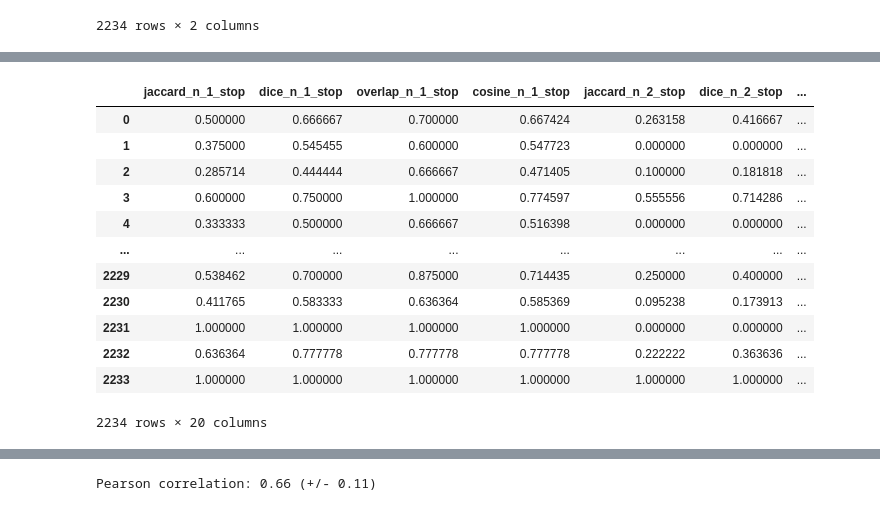
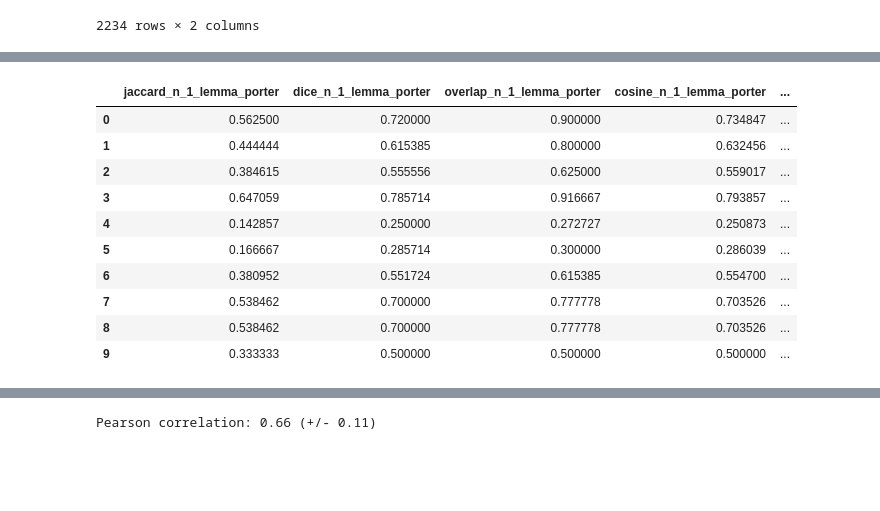
Before and after one commit to BecTome/NLP_SemanticTextualSimilarity, a Jupyter notebook: experiments/FUNCTION_Feature_Creation.ipynb, the cells around one changed output, grey strips where cells are left out. Saved outputs shown, nothing was run; the diff lists cells and outputs as text; code cells hidden in the pictures; blank space fills up the shorter version.

```diff
--- a/experiments/FUNCTION_Feature_Creation.ipynb
+++ b/experiments/FUNCTION_Feature_Creation.ipynb
@@ -169,0 +200,4 @@ df_features_fun.describe()
+# %%
+fe = FeatureExtractor()
+df_features_train = fe.fit(df.sample(20))
+df_features_test = fe.transform(df_test.sample(15))
@@ -169,0 +222,21 @@ df_features_fun.describe()
+# %%
+def write_train_test(name, df, df_test):
+    print(f"Creating {name} features...")
+    if name == "all":
+        df_ = df.copy()
+        df_test_ = df_test.copy()
+    else:
+        df_ = df[df["file"] == name].copy()
+        df_test_ = df_test[df_test["file"] == name].copy()
+
+    fe_all = FeatureExtractor()
+    df_features_train = fe_all.fit(df_)
+    df_features_train["file"] = df_["file"]
+    df_features_train["gs"] = df_["gs"]
+    df_features_train.to_csv(f"features/{name}_features_train.csv", index=False)
+    df_features_test = fe_all.transform(df_test_)
+    df_features_test["file"] = df_test_["file"]
+    df_features_test["gs"] = df_test_["gs"]
+    df_features_test.to_csv(f"features/{name}_features_test.csv", index=False)
+
+write_train_test("all", df, df_test)
@@ -169,0 +261,4 @@ df_features_fun.describe()
+# %%
+write_train_test("MSRpar", df, df_test)
+write_train_test("MSRvid", df, df_test)
+write_train_test("SMTeuroparl", df, df_test)
@@ -271,0 +424,3 @@ df_stops
+# %%
+df_stem = df_prep[["sent1", "sent2"]].iloc[:10].copy()
+df_stem = df_stem.map(lambda x: {PorterStemmer().stem(xx) for xx in x})
@@ -272,18 +459,16 @@ df_stops
 # %%
-df_ngram_stop = get_ngrams_similarities(df_stops, tokenize=False)
-df_ngram_stop.columns = [col + "_stop" for col in df_ngram_stop.columns]
-df_ngram_stop
+df_ngram_sim_porter = get_ngrams_similarities(df_stem, tokenize=False)
+df_ngram_sim_porter.columns = [col + "_lemma_porter" for col in df_ngram_sim_porter.columns]
+df_ngram_sim_porter
 # %% [output]
-|  | jaccard_n_1_stop | dice_n_1_stop | overlap_n_1_stop | cosine_n_1_stop | jaccard_n_2_stop | dice_n_2_stop | ... |
-| 0 | 0.500000 | 0.666667 | 0.700000 | 0.667424 | 0.263158 | 0.416667 | ... |
-| 1 | 0.375000 | 0.545455 | 0.600000 | 0.547723 | 0.000000 | 0.000000 | ... |
-| 2 | 0.285714 | 0.444444 | 0.666667 | 0.471405 | 0.100000 | 0.181818 | ... |
-| 3 | 0.600000 | 0.750000 | 1.000000 | 0.774597 | 0.555556 | 0.714286 | ... |
-| 4 | 0.333333 | 0.500000 | 0.666667 | 0.516398 | 0.000000 | 0.000000 | ... |
-| ... | ... | ... | ... | ... | ... | ... | ... |
-| 2229 | 0.538462 | 0.700000 | 0.875000 | 0.714435 | 0.250000 | 0.400000 | ... |
-| 2230 | 0.411765 | 0.583333 | 0.636364 | 0.585369 | 0.095238 | 0.173913 | ... |
-| 2231 | 1.000000 | 1.000000 | 1.000000 | 1.000000 | 0.000000 | 0.000000 | ... |
-| 2232 | 0.636364 | 0.777778 | 0.777778 | 0.777778 | 0.222222 | 0.363636 | ... |
-| 2233 | 1.000000 | 1.000000 | 1.000000 | 1.000000 | 1.000000 | 1.000000 | ... |
+|  | jaccard_n_1_lemma_porter | dice_n_1_lemma_porter | overlap_n_1_lemma_porter | cosine_n_1_lemma_porter | ... |
+| 0 | 0.562500 | 0.720000 | 0.900000 | 0.734847 | ... |
+| 1 | 0.444444 | 0.615385 | 0.800000 | 0.632456 | ... |
+| 2 | 0.384615 | 0.555556 | 0.625000 | 0.559017 | ... |
+| 3 | 0.647059 | 0.785714 | 0.916667 | 0.793857 | ... |
+| 4 | 0.142857 | 0.250000 | 0.272727 | 0.250873 | ... |
+| 5 | 0.166667 | 0.285714 | 0.300000 | 0.286039 | ... |
+| 6 | 0.380952 | 0.551724 | 0.615385 | 0.554700 | ... |
+| 7 | 0.538462 | 0.700000 | 0.777778 | 0.703526 | ... |
+| 8 | 0.538462 | 0.700000 | 0.777778 | 0.703526 | ... |
+| 9 | 0.333333 | 0.500000 | 0.500000 | 0.500000 | ... |
-2234 rows × 20 columns
```
Also changed, not shown: parts of 23 cells of this notebook, 13 other files.
